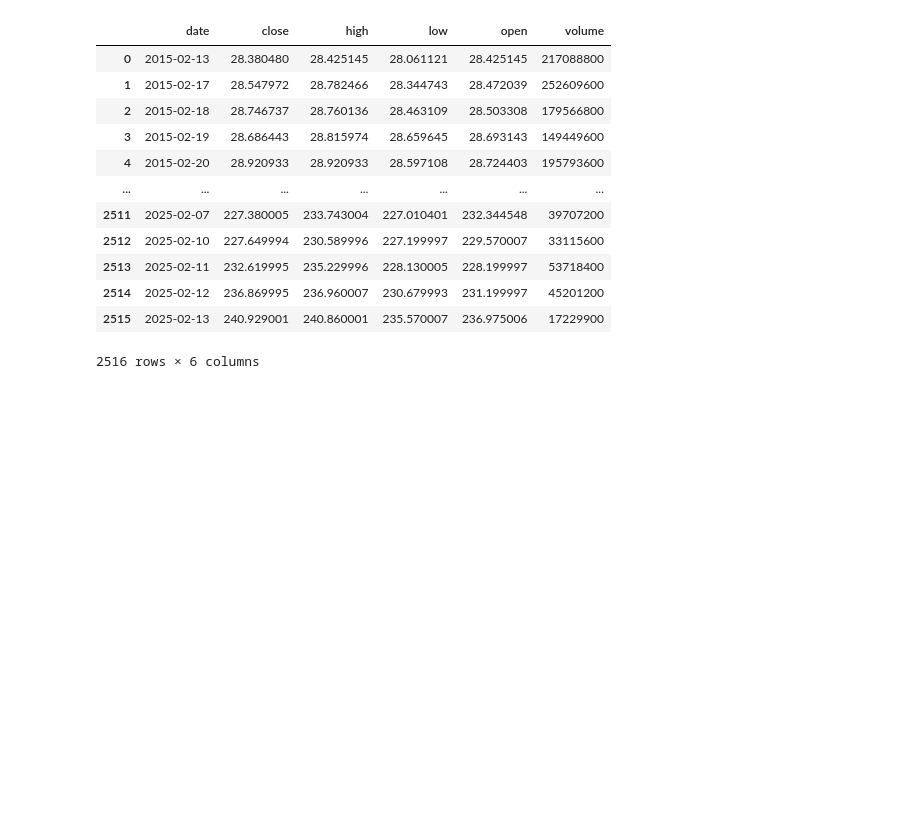
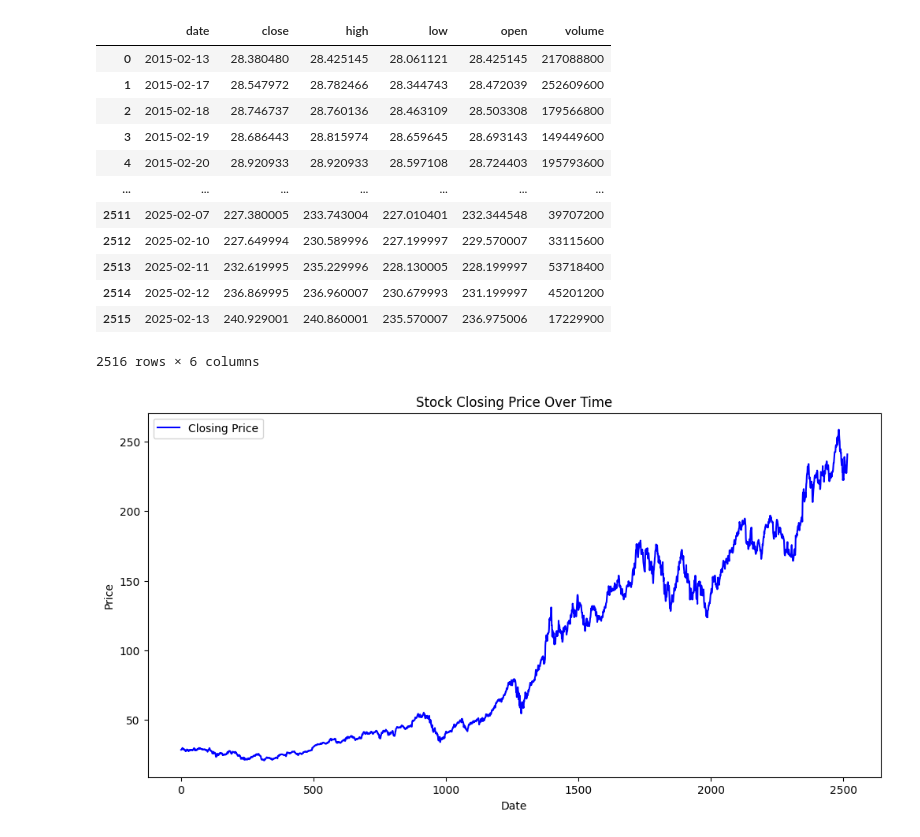
Before and after one commit to akhii-leesh/StockPricePrediction, a Jupyter notebook: stockprice.ipynb, the cells around one changed output. Saved outputs shown, nothing was run; the diff lists cells and outputs as text; code cells hidden in the pictures; blank space fills up the shorter version.

Commit message:
plots for analysis

```diff
--- a/stockprice.ipynb
+++ b/stockprice.ipynb
@@ -164,3 +164,14 @@ stock_data["Stoch_%D"] = TA.STOCHD(stock_data)
 stock_data["Williams_%R"] = TA.WILLIAMS(stock_data)
 stock_data["Williams_%R"] = TA.WILLIAMS(stock_data)
 stock_data["CCI"] = TA.CCI(stock_data)
+# %%
+# closing price over time
+plt.figure(figsize=(12,6))
+plt.plot(stock_data.index, stock_data["close"], label="Closing Price", color='blue')
+plt.xlabel("Date")
+plt.ylabel("Price")
+plt.title("Stock Closing Price Over Time")
+plt.legend()
+plt.show()
+# %% [output]
+[figure, added]
```
Also changed, not shown: parts of 5 cells of this notebook, 1 other file.
